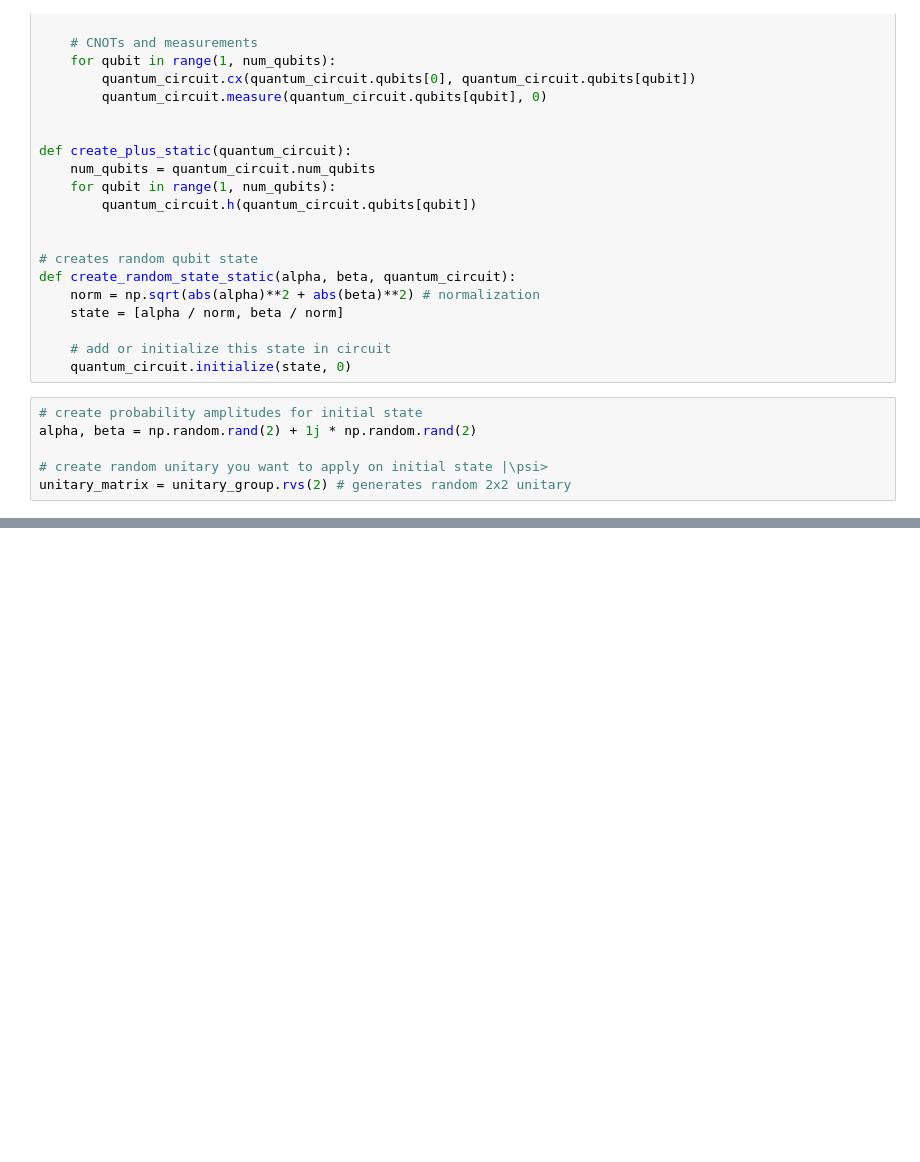
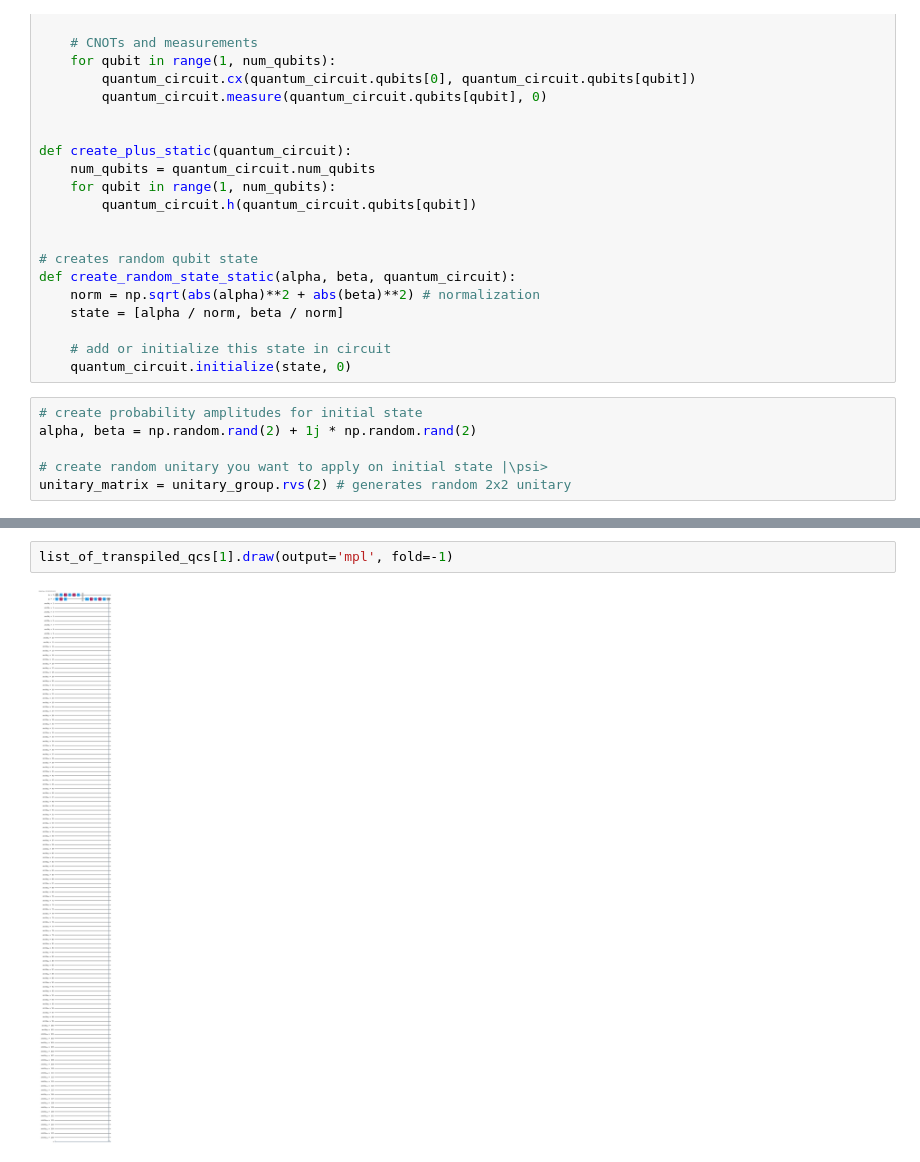
Before and after one commit to Enfili/JarQo, a Jupyter notebook: Vidal-Masanes-Cirac_dynamic.ipynb, the cells around one changed output, grey strips where cells are left out. Drawn from its saved outputs; the diff is of its cells as text; blank space fills up the shorter version.

```diff
--- a/Vidal-Masanes-Cirac_dynamic.ipynb
+++ b/Vidal-Masanes-Cirac_dynamic.ipynb
@@ -192,0 +275,4 @@ qc_resulting.draw(output='mpl', fold=-1)
+# %%
+list_of_transpiled_qcs[1].draw(output='mpl', fold=-1)
+# %% [output]
+[figure, added]
```
Also changed, not shown: parts of 10 cells of this notebook.
